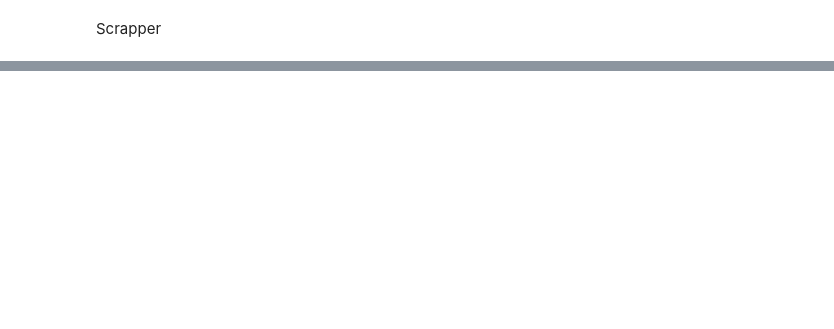
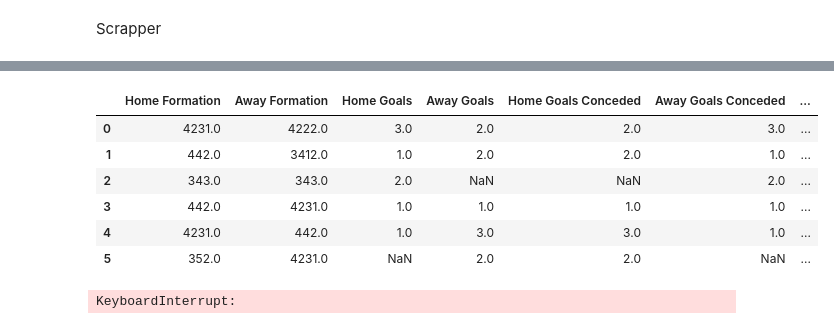
Before and after one commit to brunobelevan/Football-Theory---Formations, a Jupyter notebook: finalProject.ipynb, the cells around one changed output, grey strips where cells are left out. Drawn from its saved outputs; the diff is of its cells as text; code cells hidden in the pictures; blank space fills up the shorter version.

Commit message:
Created the srapper and started to form the data

```diff
--- a/finalProject.ipynb
+++ b/finalProject.ipynb
@@ -22,7 +24,7 @@ url = 'https://www.premierleague.com/results?team=FIRST/'
 
 # Select Wait Time and Season
 wait_time = 1
-season_year = "2018/19"
+season_year = "2019/20"
 
 browser = webdriver.Chrome()
 browser.maximize_window()
@@ -60,3 +62,26 @@ time.sleep(wait_time)
 browser.find_element_by_xpath('//body').send_keys(Keys.CONTROL+Keys.END)
 time.sleep(wait_time)
 browser.find_element_by_xpath('//body').send_keys(Keys.CONTROL+Keys.END)
+
+# Collecting all Match Ids
+matchids = []
+xpath_matchid = "//div[contains(@class,'active')]/div/section[@class='fixtures']/div/ul/li/div[@class]"
+matchids = wait.until(EC.presence_of_all_elements_located((By.XPATH, xpath_matchid)))
+while len(matchids) < 380:
+    time.sleep(wait_time)
+    browser.find_element_by_xpath('//body').send_keys(Keys.CONTROL+Keys.END)
+    matchids = wait.until(EC.presence_of_all_elements_located((By.XPATH, xpath_matchid)))
+    if len(matchids) == 380:
+        break
+    elif len(matchids) > 380:
+        print("Warning. This season had more than 380 matches.")
+
+ids = []
+
+for id in matchids:
+    ids.append(id.get_attribute("data-matchid"))
+
+list_ids = pd.DataFrame(ids)
+
+browser.close()
+browser.quit()
@@ -65,0 +203,46 @@ browser.quit()
+# %%
+d = {"Home Formation": formation_home,
+     "Away Formation": formation_away,
+     "Home Goals": goals_scored_home,
+     "Away Goals": goals_scored_away,
+     "Home Goals Conceded": goals_conceded_home,
+     "Away Goals Conceded": goals_conceded_away,
+     "Home Passes": total_pass_home,
+     "Away Passes": total_pass_away,
+     "Red Cards Home": red_card_home,
+     "Red Cards Away": rec_card_away
+    }
+df = pd.DataFrame(data=d)
+
+df
+# %% [output]
+|  | Home Formation | Away Formation | Home Goals | Away Goals | Home Goals Conceded | Away Goals Conceded | ... |
+| 0 | 4231.0 | 4222.0 | 3.0 | 2.0 | 2.0 | 3.0 | ... |
+| 1 | 442.0 | 3412.0 | 1.0 | 2.0 | 2.0 | 1.0 | ... |
+| 2 | 343.0 | 343.0 | 2.0 | NaN | NaN | 2.0 | ... |
+| 3 | 442.0 | 4231.0 | 1.0 | 1.0 | 1.0 | 1.0 | ... |
+| 4 | 4231.0 | 442.0 | 1.0 | 3.0 | 3.0 | 1.0 | ... |
+| 5 | 352.0 | 4231.0 | NaN | 2.0 | 2.0 | NaN | ... |
+# %%
+club_id_home = []
+club_id_away = []
+club_name_home = []
+club_name_away = []
+
+def club_name (home_away):
+    abbr_home = info["entity"]["teams"][0]["team"]["club"]["shortName"]
+    abbr_away = info["entity"]["teams"][1]["team"]["club"]["shortName"]
+    return abbr_home, abbr_away
+
+for num, id in enumerate(list_ids[0]):
+    response = requests.get('https://footballapi.pulselive.com/football/stats/match/'+str(id), headers=headers)
+    #print(num)
+    info = json.loads(response.text)
+
+    for i in list(range(2)):
+        if i == 0:
+            club_name_home.append(club_name(info)[i])
+        else:
+            club_name_away.append(club_name(info)[i])
+# %% [output]
+KeyboardInterrupt:
```
Also changed, not shown: parts of 10 cells of this notebook, 1 other file.
